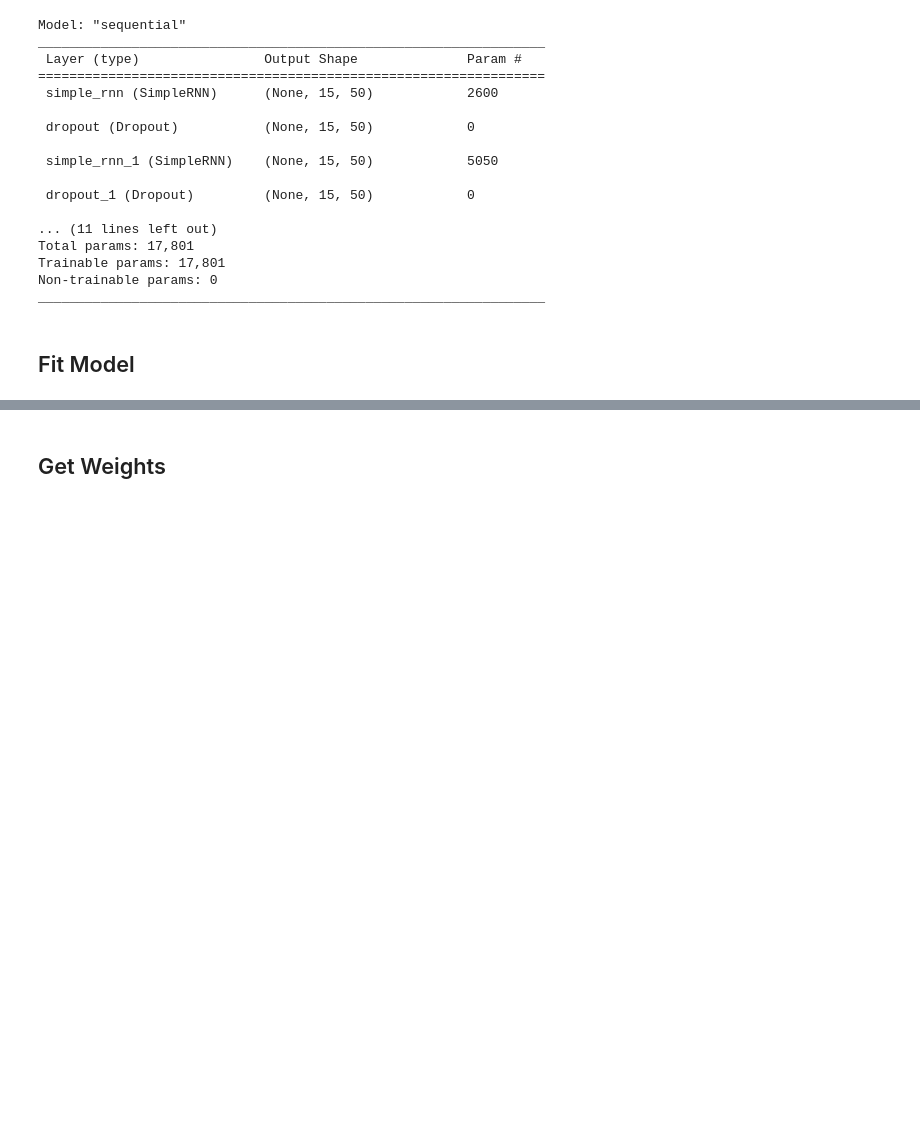
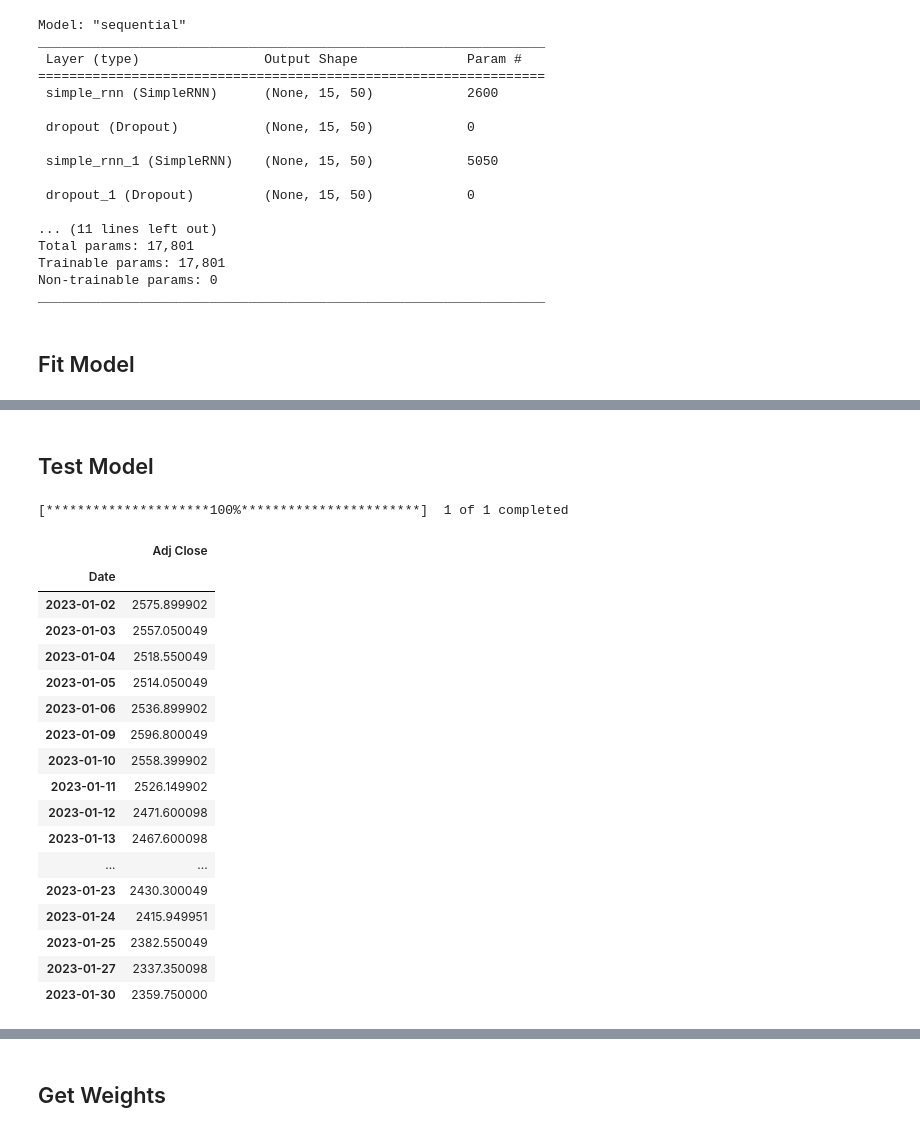
Before and after one commit to Snehbhandari/Thesis-Work, a Jupyter notebook: Code/weight_extraction_file1-Copy1-Graphs-Correcting Modularity Code - 3 layers - 50 neurons.ipynb, the cells around one changed output, grey strips where cells are left out. Cells and saved outputs as stored; diff of their text form; code cells hidden in the pictures; blank space fills up the shorter version.

```diff
--- a/Code/weight_extraction_file1-Copy1-Graphs-Correcting Modularity Code - 3 layers - 50 neurons.ipynb
+++ b/Code/weight_extraction_file1-Copy1-Graphs-Correcting Modularity Code - 3 layers - 50 neurons.ipynb
@@ -173 +176,33 @@ Epoch 100/100
 <keras.callbacks.History at 0x...>
+# %% [markdown]
+## Test Model
+# %%
+df2 = pd.DataFrame()
+f2 = yf.download(tickers = "RELIANCE.NS",
+                       start = '2023-01-01',
+                       end = '2023-01-31',)
+
+#df = f[[("Adj Close", s) for s in list_of_stocks]]
+df2 = f2[["Adj Close"]]
+#df.columns = df.columns.droplevel(level=0)
+df2
+# %% [output]
+[*********************100%***********************]  1 of 1 completed
+|  | Adj Close |
+| Date |  |
+| 2023-01-02 | 2575.899902 |
+| 2023-01-03 | 2557.050049 |
+| 2023-01-04 | 2518.550049 |
+| 2023-01-05 | 2514.050049 |
+| 2023-01-06 | 2536.899902 |
+| 2023-01-09 | 2596.800049 |
+| 2023-01-10 | 2558.399902 |
+| 2023-01-11 | 2526.149902 |
+| 2023-01-12 | 2471.600098 |
+| 2023-01-13 | 2467.600098 |
+| ... | ... |
+| 2023-01-23 | 2430.300049 |
+| 2023-01-24 | 2415.949951 |
+| 2023-01-25 | 2382.550049 |
+| 2023-01-27 | 2337.350098 |
+| 2023-01-30 | 2359.750000 |
```
Also changed, not shown: parts of 20 cells of this notebook, 1 other file.
